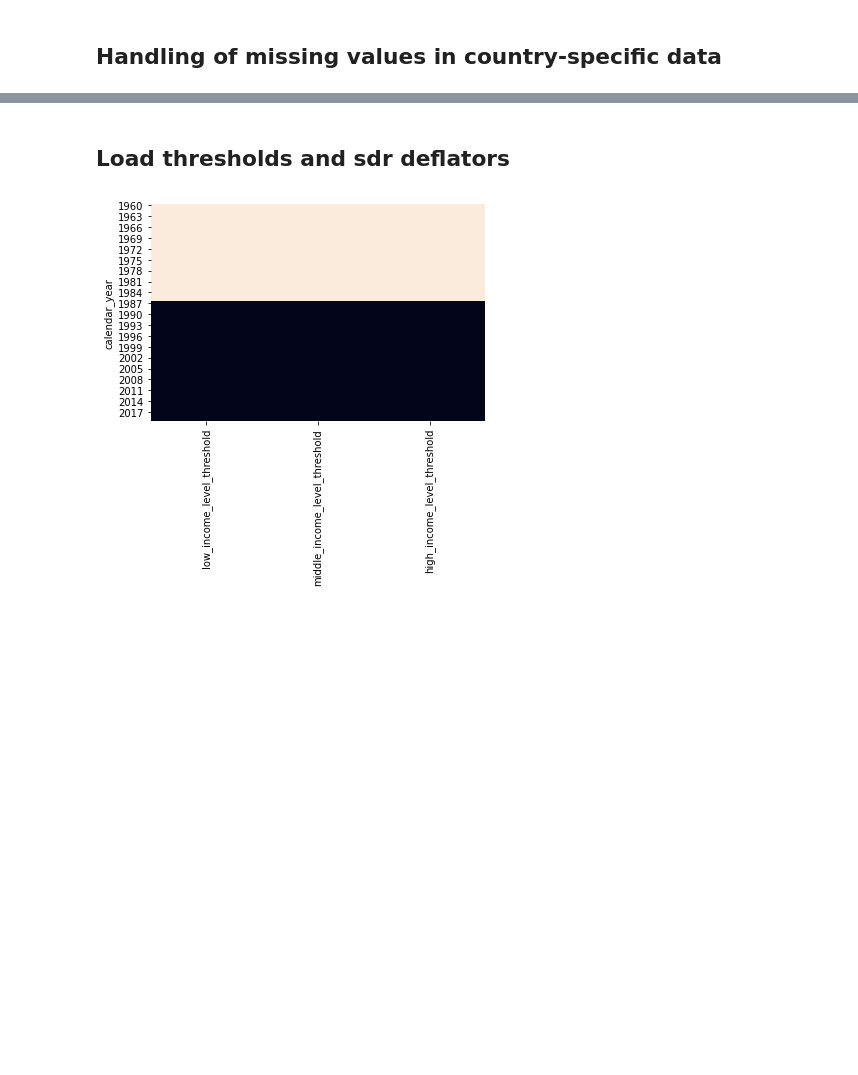
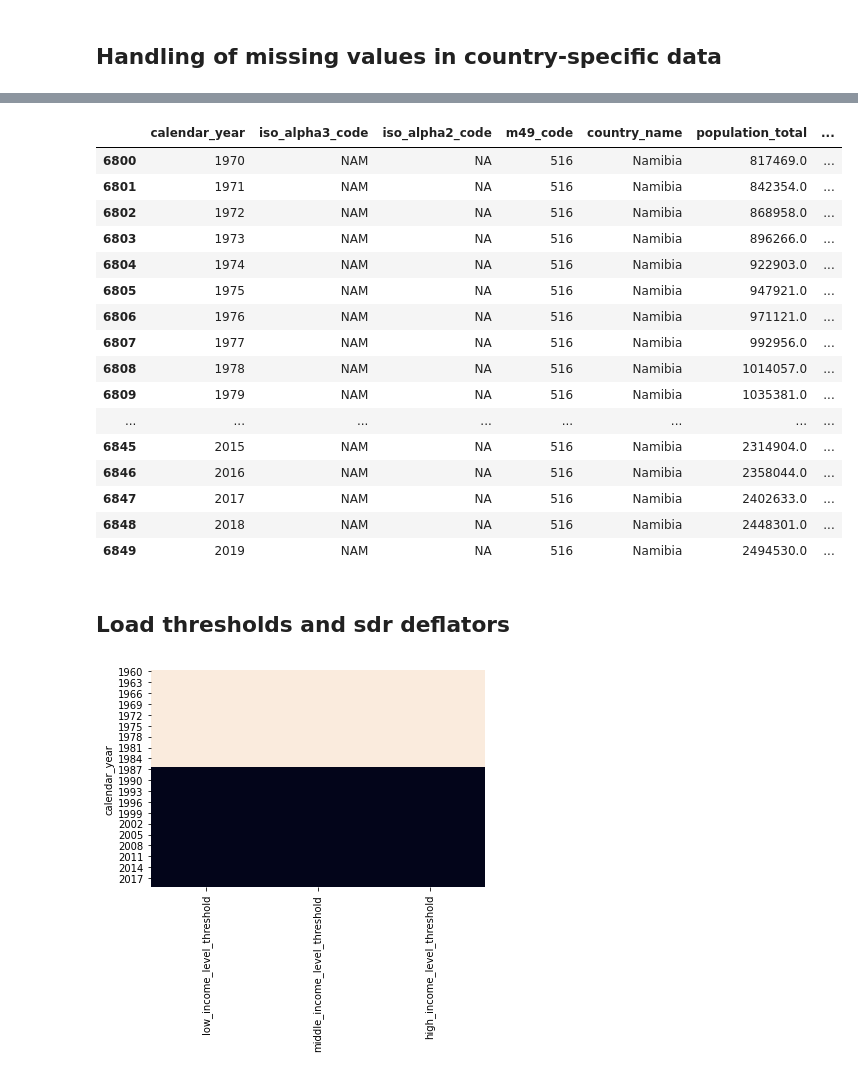
Before and after one commit to christoph-fraller/dopp_2020w_group03_ex3, a Jupyter notebook: dopp_2020w_group03_ex3_with_git.ipynb, the cells around one changed output, grey strips where cells are left out. Saved outputs shown, nothing was run; the diff lists cells and outputs as text; code cells hidden in the pictures; blank space fills up the shorter version.

```diff
--- a/dopp_2020w_group03_ex3_with_git.ipynb
+++ b/dopp_2020w_group03_ex3_with_git.ipynb
@@ -319,3 +307,23 @@ cleaned_income_data = handle_missing_country_codes(merged_income_data)
+# %%
+cleaned_income_data.loc[cleaned_income_data['country_name'] == 'Namibia']
+# %% [output]
+|  | calendar_year | iso_alpha3_code | iso_alpha2_code | m49_code | country_name | population_total | ... |
+| 6800 | 1970 | NAM | NA | 516 | Namibia | 817469.0 | ... |
+| 6801 | 1971 | NAM | NA | 516 | Namibia | 842354.0 | ... |
+| 6802 | 1972 | NAM | NA | 516 | Namibia | 868958.0 | ... |
+| 6803 | 1973 | NAM | NA | 516 | Namibia | 896266.0 | ... |
+| 6804 | 1974 | NAM | NA | 516 | Namibia | 922903.0 | ... |
+| 6805 | 1975 | NAM | NA | 516 | Namibia | 947921.0 | ... |
+| 6806 | 1976 | NAM | NA | 516 | Namibia | 971121.0 | ... |
+| 6807 | 1977 | NAM | NA | 516 | Namibia | 992956.0 | ... |
+| 6808 | 1978 | NAM | NA | 516 | Namibia | 1014057.0 | ... |
+| 6809 | 1979 | NAM | NA | 516 | Namibia | 1035381.0 | ... |
+| ... | ... | ... | ... | ... | ... | ... | ... |
+| 6845 | 2015 | NAM | NA | 516 | Namibia | 2314904.0 | ... |
+| 6846 | 2016 | NAM | NA | 516 | Namibia | 2358044.0 | ... |
+| 6847 | 2017 | NAM | NA | 516 | Namibia | 2402633.0 | ... |
+| 6848 | 2018 | NAM | NA | 516 | Namibia | 2448301.0 | ... |
+| 6849 | 2019 | NAM | NA | 516 | Namibia | 2494530.0 | ... |
 # %% [markdown]
 ## Load thresholds and sdr deflators
 # %%
```
Also changed, not shown: parts of 7 cells of this notebook.
